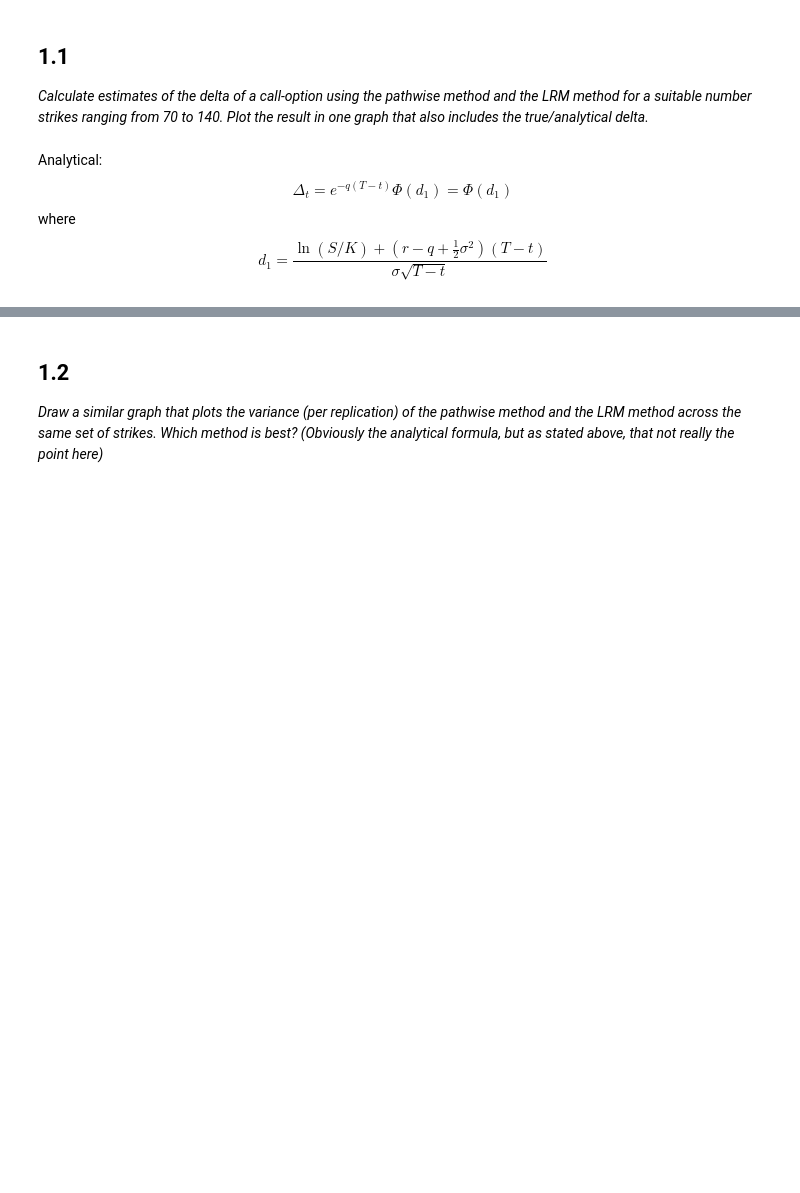
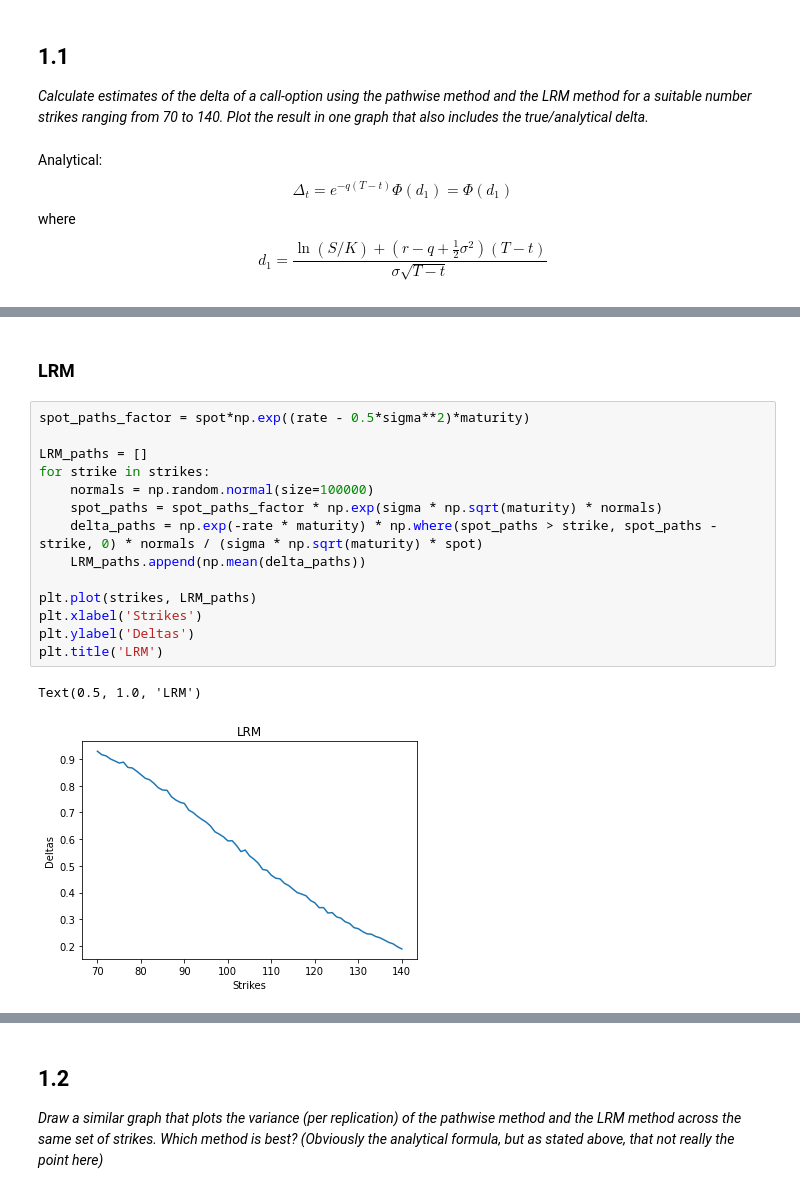
Before and after one commit to OHellum/CompFinExercises, a Jupyter notebook: CompFinExercise1.ipynb, the cells around one changed output, grey strips where cells are left out. Saved outputs shown, nothing was run; the diff lists cells and outputs as text; blank space fills up the shorter version.

```diff
--- a/CompFinExercise1.ipynb
+++ b/CompFinExercise1.ipynb
@@ -23,0 +71,19 @@ $$
+# %% [markdown]
+### LRM
+# %%
+spot_paths_factor = spot*np.exp((rate - 0.5*sigma**2)*maturity)
+
+LRM_paths = []
+for strike in strikes:
+    normals = np.random.normal(size=100000)
+    spot_paths = spot_paths_factor * np.exp(sigma * np.sqrt(maturity) * normals)
+    delta_paths = np.exp(-rate * maturity) * np.where(spot_paths > strike, spot_paths - strike, 0) * normals / (sigma * np.sqrt(maturity) * spot)
+    LRM_paths.append(np.mean(delta_paths))
+
+plt.plot(strikes, LRM_paths)
+plt.xlabel('Strikes')
+plt.ylabel('Deltas')
+plt.title('LRM')
+# %% [output]
+Text(0.5, 1.0, 'LRM')
+[figure, added]
```
Also changed, not shown: parts of 19 cells of this notebook.
